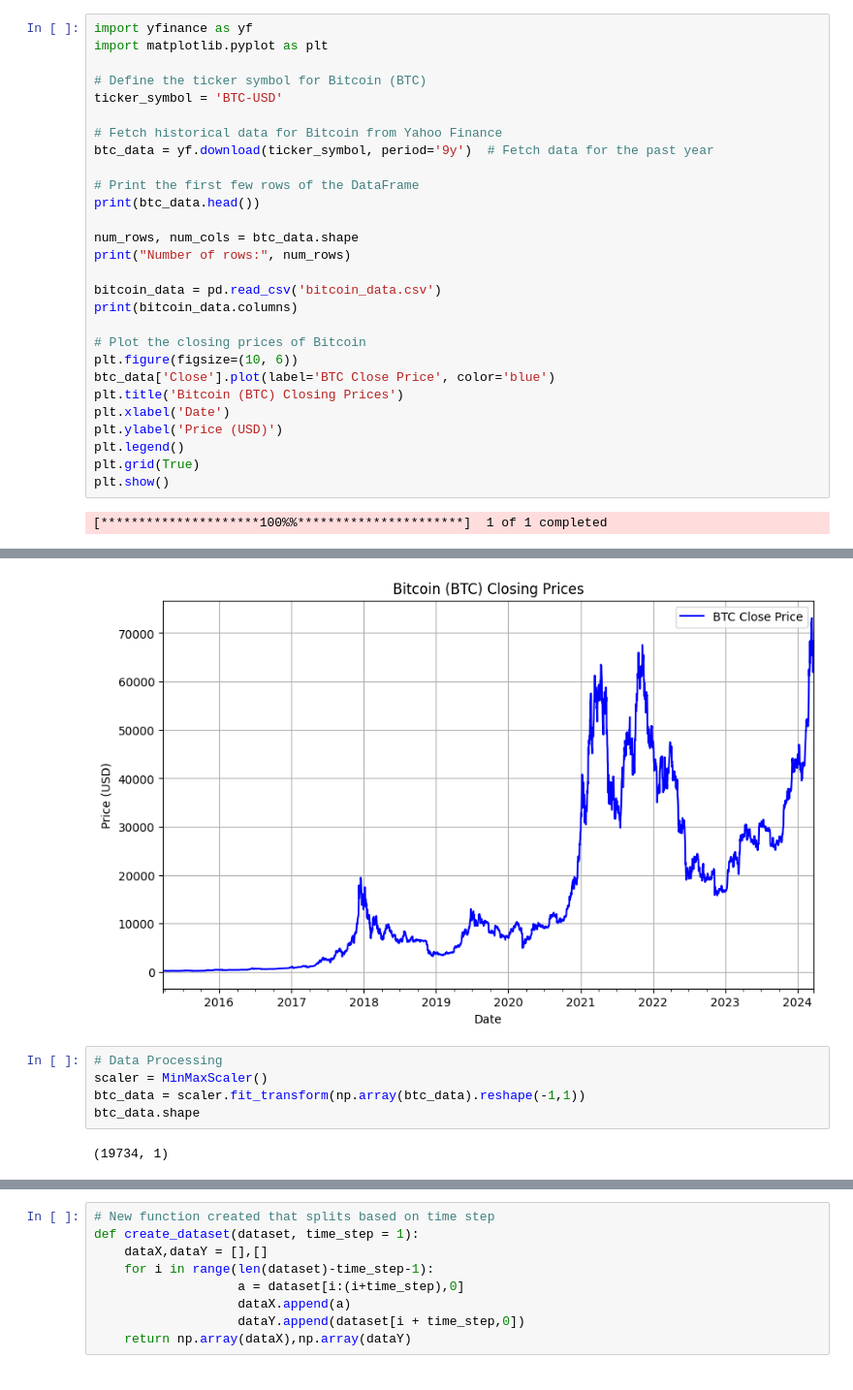
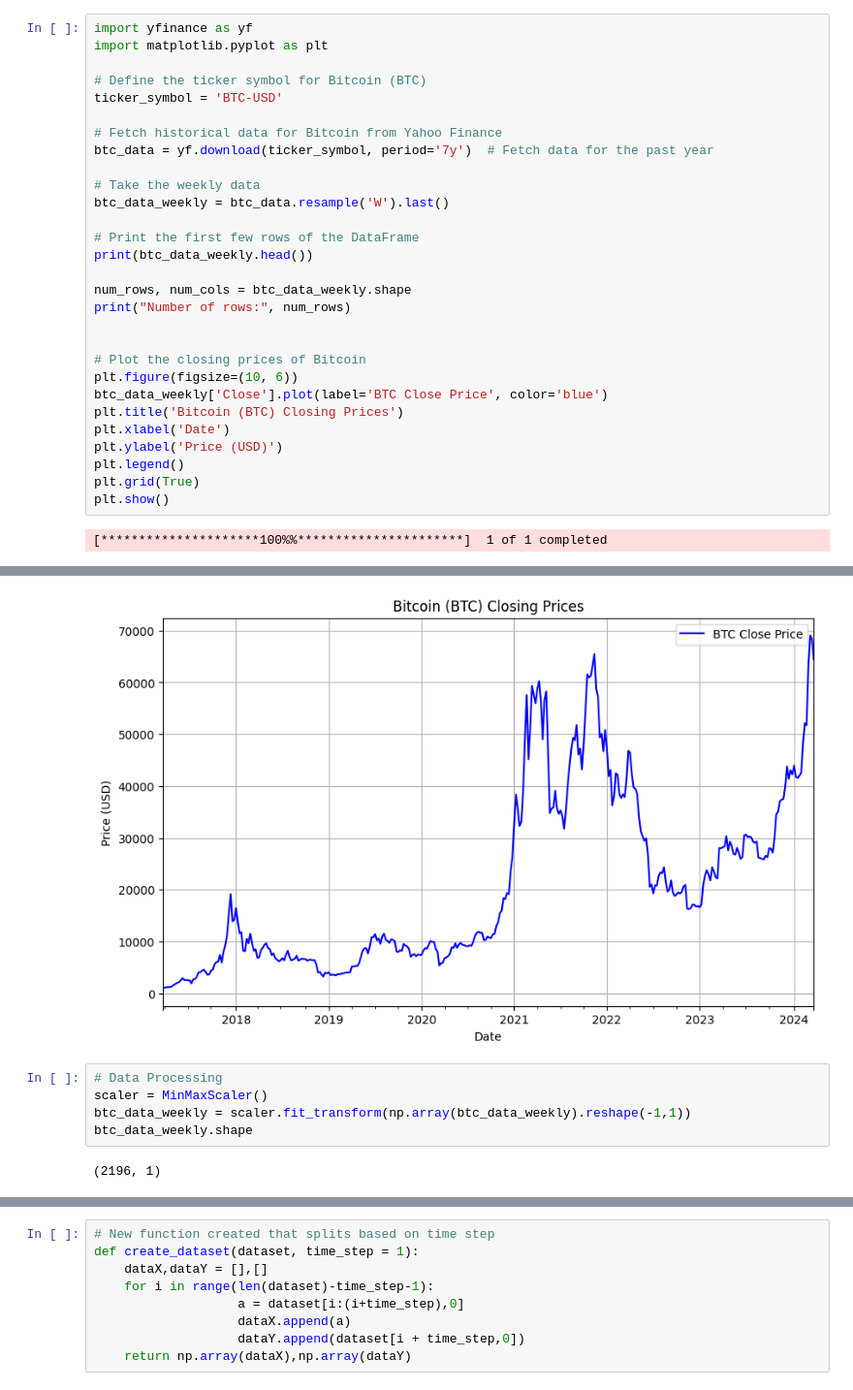
Before and after one commit to ekayizzi/smu_bc_hack, a Jupyter notebook: smuHack.ipynb, the cells around one changed output, grey strips where cells are left out. Shown: that part at 97% size. Drawn from its saved outputs; the diff is of its cells as text.

```diff
--- a/smuHack.ipynb
+++ b/smuHack.ipynb
@@ -19,20 +15,21 @@ import matplotlib.pyplot as plt
 ticker_symbol = 'BTC-USD'
 
 # Fetch historical data for Bitcoin from Yahoo Finance
-btc_data = yf.download(ticker_symbol, period='9y')  # Fetch data for the past year
+btc_data = yf.download(ticker_symbol, period='7y')  # Fetch data for the past year
+
+# Take the weekly data
+btc_data_weekly = btc_data.resample('W').last()
 
 # Print the first few rows of the DataFrame
-print(btc_data.head())
+print(btc_data_weekly.head())
 
-num_rows, num_cols = btc_data.shape
+num_rows, num_cols = btc_data_weekly.shape
 print("Number of rows:", num_rows)
 
-bitcoin_data = pd.read_csv('bitcoin_data.csv')
-print(bitcoin_data.columns)
 
 # Plot the closing prices of Bitcoin
 plt.figure(figsize=(10, 6))
-btc_data['Close'].plot(label='BTC Close Price', color='blue')
+btc_data_weekly['Close'].plot(label='BTC Close Price', color='blue')
 plt.title('Bitcoin (BTC) Closing Prices')
 plt.xlabel('Date')
 plt.ylabel('Price (USD)')
@@ -61,10 +57,10 @@ Index(['Date', 'Open', 'High', 'Low', 'Close', 'Adj Close', 'Volume'], dtype='ob
-[figure, old version]
+[figure, new version]
 # %%
 # Data Processing
 scaler = MinMaxScaler()
-btc_data = scaler.fit_transform(np.array(btc_data).reshape(-1,1))
-btc_data.shape
+btc_data_weekly = scaler.fit_transform(np.array(btc_data_weekly).reshape(-1,1))
+btc_data_weekly.shape
 # %% [output]
-(19734, 1)
+(2196, 1)
 # %%
 # Split the Training and Testing Data
```
Also changed, not shown: parts of 17 cells of this notebook, 1 other file.
